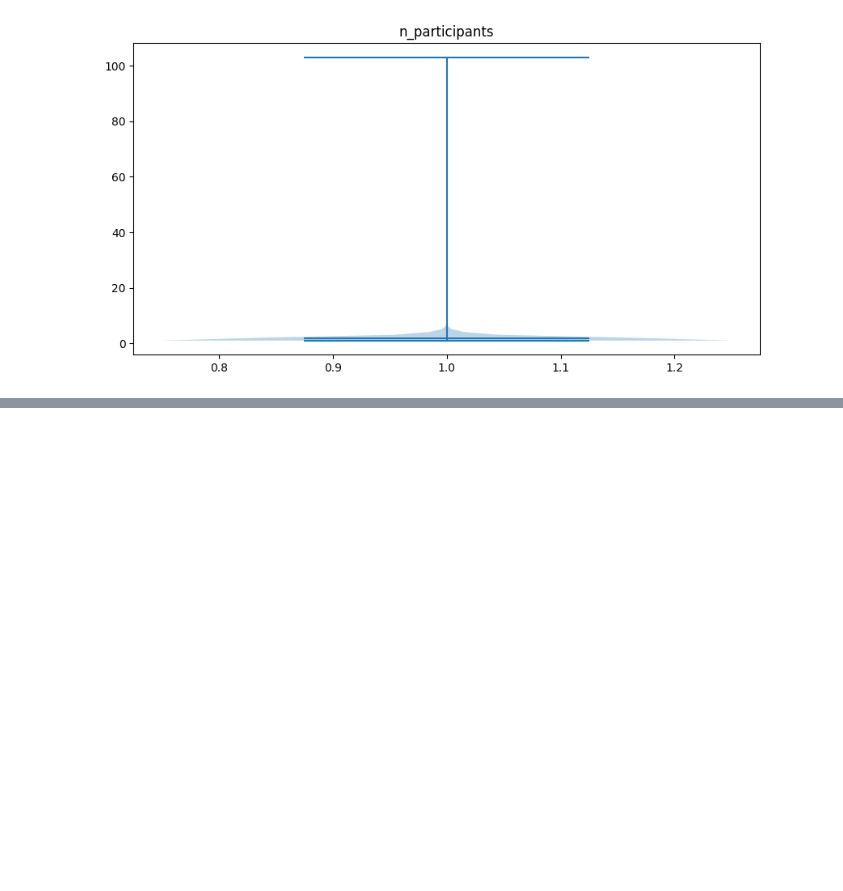
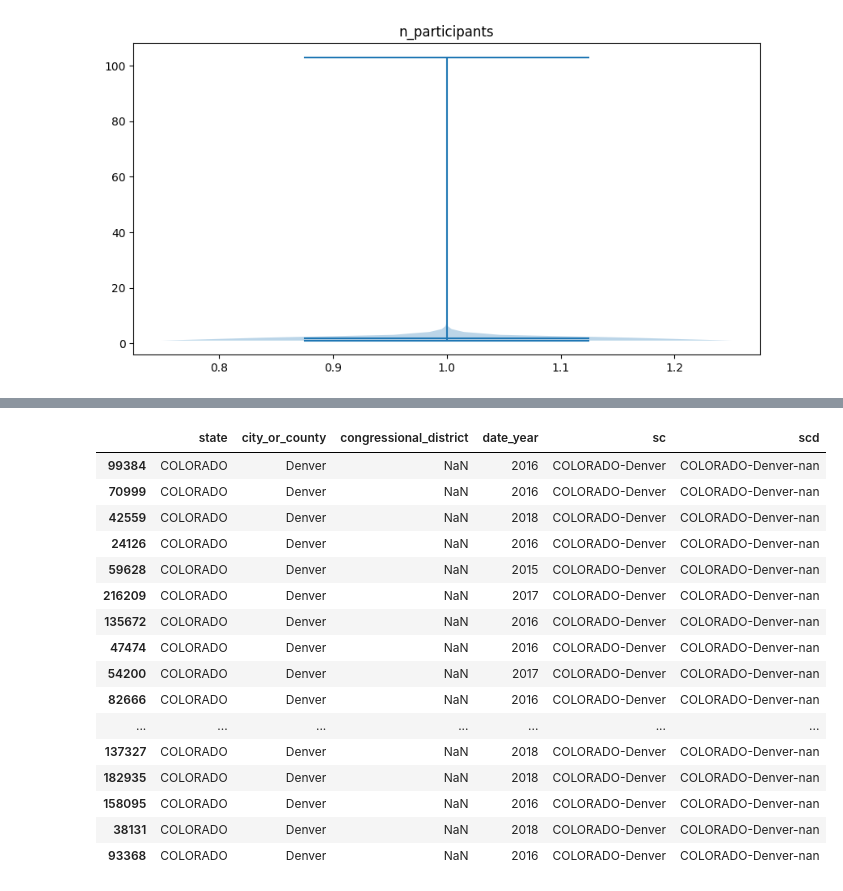
Before and after one commit to gentannipea/DataMining-2023, a Jupyter notebook: notebooks/simone/DU.ipynb, the cells around one changed output, grey strips where cells are left out. Saved outputs shown, nothing was run; the diff lists cells and outputs as text; code cells hidden in the pictures; blank space fills up the shorter version.

```diff
--- a/notebooks/simone/DU.ipynb
+++ b/notebooks/simone/DU.ipynb
@@ -228,0 +241,10 @@ for col in ['n_participants_child', 'n_participants_teen', 'n_participants_adult
+# %%
+cities = incidents['city_or_county'].unique()
+
+i_d = incidents[['state', 'city_or_county', 'congressional_district', 'date_year']].copy()
+i_d['sc'] = i_d.apply(lambda row: f"{row['state']}-{row['city_or_county']}", axis=1)
+i_d['scd'] = i_d.apply(lambda row: f"{row['state']}-{row['city_or_county']}-{row['congressional_district']}", axis=1)
+i_d = i_d.sort_values(by=['sc'])
+# keep only one record per scd
+# i_d = i_d.drop_duplicates(subset=['scd'])
+i_d
@@ -228,0 +281,22 @@ for col in ['n_participants_child', 'n_participants_teen', 'n_participants_adult
+# %%
+df = i_d[(i_d['state'] == 'COLORADO') * (i_d['city_or_county'] == 'Denver')]
+# df['congressional_district'].value_counts().idxmax()
+df[pd.isna(df['congressional_district'])]
+# %% [output]
+|  | state | city_or_county | congressional_district | date_year | sc | scd |
+| 99384 | COLORADO | Denver | NaN | 2016 | COLORADO-Denver | COLORADO-Denver-nan |
+| 70999 | COLORADO | Denver | NaN | 2016 | COLORADO-Denver | COLORADO-Denver-nan |
+| 42559 | COLORADO | Denver | NaN | 2018 | COLORADO-Denver | COLORADO-Denver-nan |
+| 24126 | COLORADO | Denver | NaN | 2016 | COLORADO-Denver | COLORADO-Denver-nan |
+| 59628 | COLORADO | Denver | NaN | 2015 | COLORADO-Denver | COLORADO-Denver-nan |
+| 216209 | COLORADO | Denver | NaN | 2017 | COLORADO-Denver | COLORADO-Denver-nan |
+| 135672 | COLORADO | Denver | NaN | 2016 | COLORADO-Denver | COLORADO-Denver-nan |
+| 47474 | COLORADO | Denver | NaN | 2016 | COLORADO-Denver | COLORADO-Denver-nan |
+| 54200 | COLORADO | Denver | NaN | 2017 | COLORADO-Denver | COLORADO-Denver-nan |
+| 82666 | COLORADO | Denver | NaN | 2016 | COLORADO-Denver | COLORADO-Denver-nan |
+| ... | ... | ... | ... | ... | ... | ... |
+| 137327 | COLORADO | Denver | NaN | 2018 | COLORADO-Denver | COLORADO-Denver-nan |
+| 182935 | COLORADO | Denver | NaN | 2018 | COLORADO-Denver | COLORADO-Denver-nan |
+| 158095 | COLORADO | Denver | NaN | 2016 | COLORADO-Denver | COLORADO-Denver-nan |
+| 38131 | COLORADO | Denver | NaN | 2018 | COLORADO-Denver | COLORADO-Denver-nan |
+| 93368 | COLORADO | Denver | NaN | 2016 | COLORADO-Denver | COLORADO-Denver-nan |
```
Also changed, not shown: parts of 4 cells of this notebook, 1 other file.
